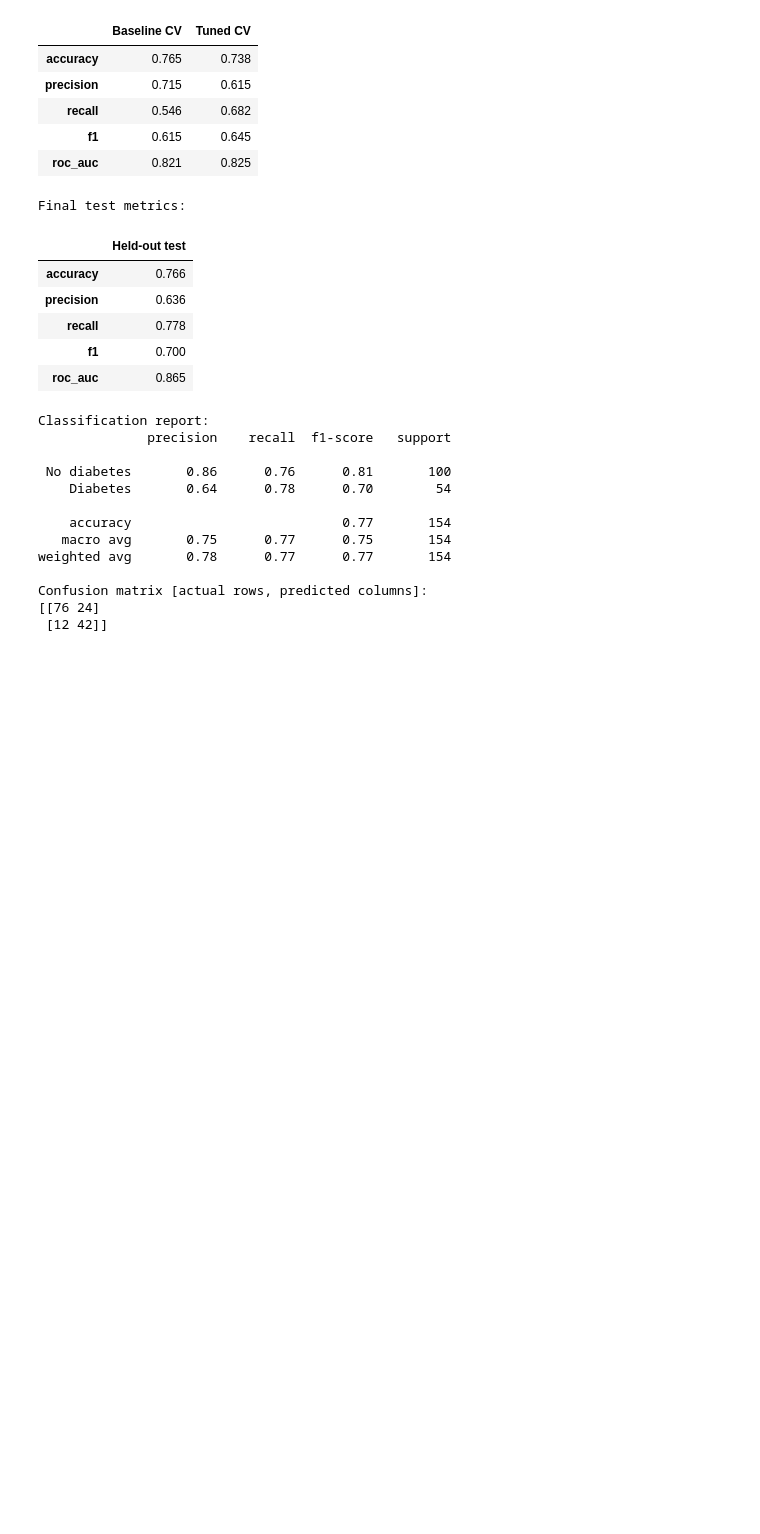
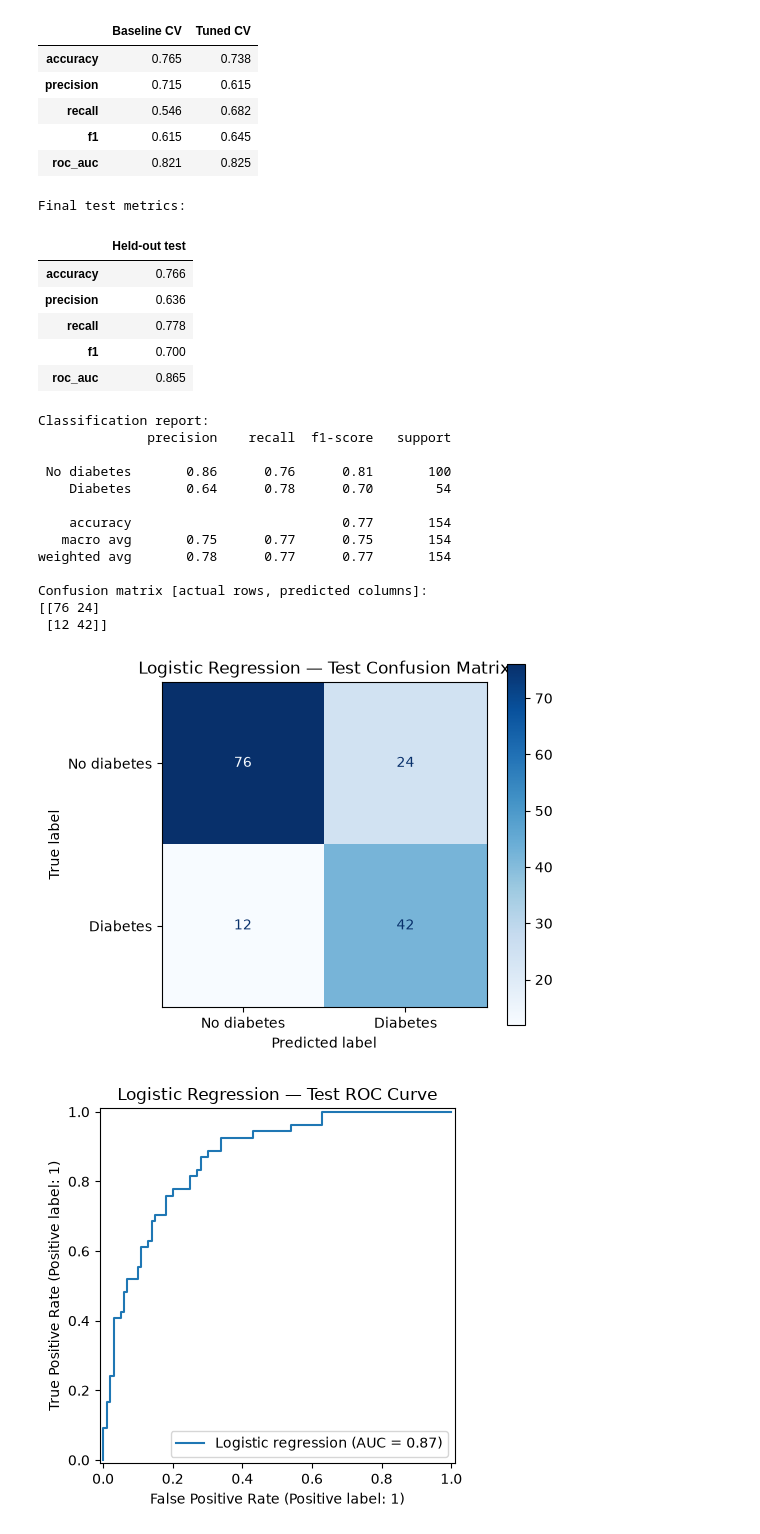
Before and after one commit to cchung3231/CPSC-483-Project, a Jupyter notebook: logistic_regression.ipynb, the cells around one changed output. Drawn from its saved outputs; the diff is of its cells as text; code cells hidden in the pictures; blank space fills up the shorter version.

```diff
--- a/logistic_regression.ipynb
+++ b/logistic_regression.ipynb
@@ -156,3 +156,24 @@ weighted avg       0.78      0.77      0.77       154
 Confusion matrix [actual rows, predicted columns]:
 [[76 24]
  [12 42]]
+# %%
+fig, ax = plt.subplots(figsize=(5.5, 4.5))
+ConfusionMatrixDisplay.from_predictions(
+    y_test, y_pred, labels=[0, 1],
+    display_labels=["No diabetes", "Diabetes"],
+    cmap="Blues", ax=ax
+)
+ax.set_title("Logistic Regression — Test Confusion Matrix")
+fig.tight_layout()
+fig.savefig(FIG_DIR / "confusion_matrix.png", dpi=180)
+plt.show()
+
+fig, ax = plt.subplots(figsize=(5.5, 4.5))
+RocCurveDisplay.from_predictions(y_test, y_prob, ax=ax, name="Logistic regression")
+ax.set_title("Logistic Regression — Test ROC Curve")
+fig.tight_layout()
+fig.savefig(FIG_DIR / "roc_curve.png", dpi=180)
+plt.show()
+# %% [output]
+[figure, added]
+[figure, added]
```
Also changed, not shown: 2 other files.
